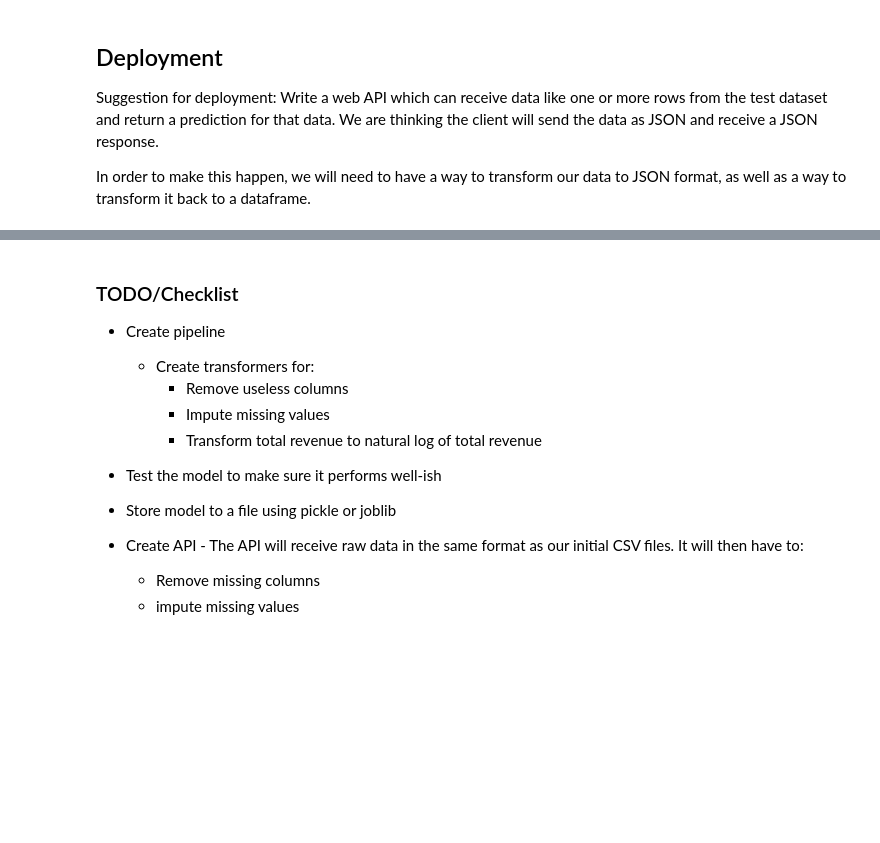
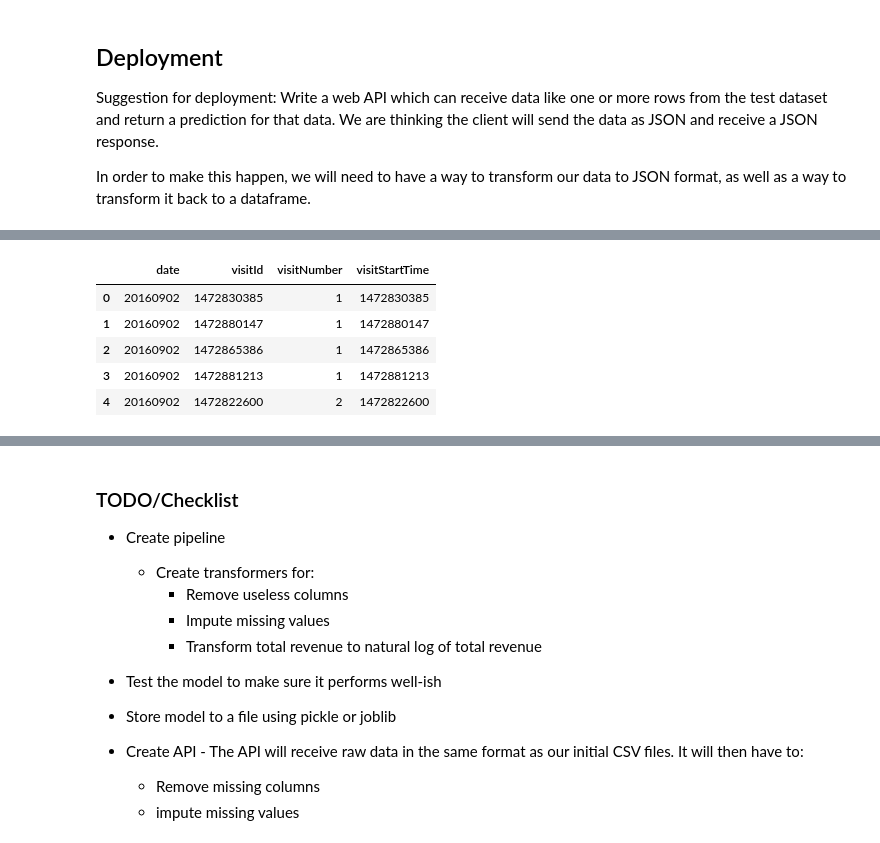
Before and after one commit to SteffenLG/DAT158-Oblig2, a Jupyter notebook: DAT158-Oblig2.ipynb, the cells around one changed output, grey strips where cells are left out. Saved outputs shown, nothing was run; the diff lists cells and outputs as text; code cells hidden in the pictures; blank space fills up the shorter version.

```diff
--- a/DAT158-Oblig2.ipynb
+++ b/DAT158-Oblig2.ipynb
@@ -318,0 +458,9 @@ In order to make this happen, we will need to have a way to transform our data t
+# %%
+train.select_dtypes(np.number).head()
+# %% [output]
+|  | date | visitId | visitNumber | visitStartTime |
+| 0 | 20160902 | 1472830385 | 1 | 1472830385 |
+| 1 | 20160902 | 1472880147 | 1 | 1472880147 |
+| 2 | 20160902 | 1472865386 | 1 | 1472865386 |
+| 3 | 20160902 | 1472881213 | 1 | 1472881213 |
+| 4 | 20160902 | 1472822600 | 2 | 1472822600 |
```
Also changed, not shown: parts of 22 cells of this notebook, 3 other files.
